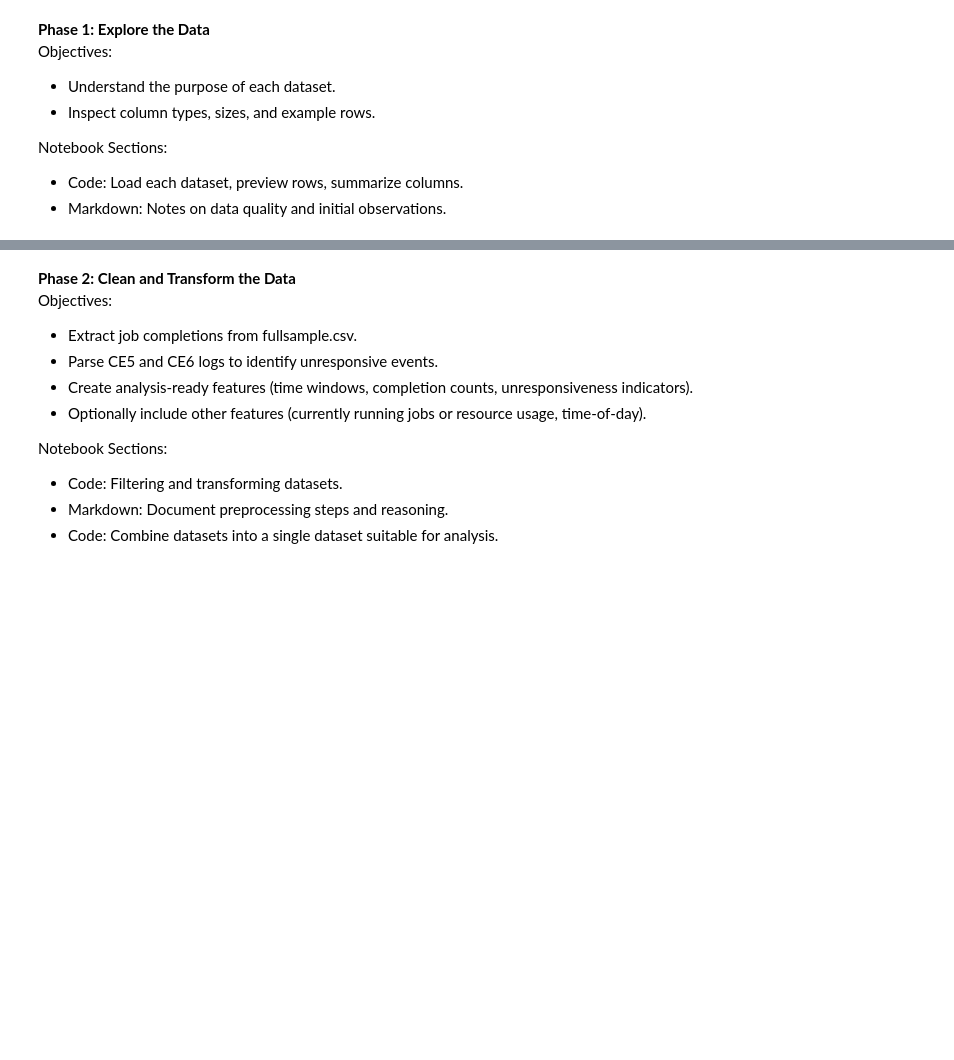
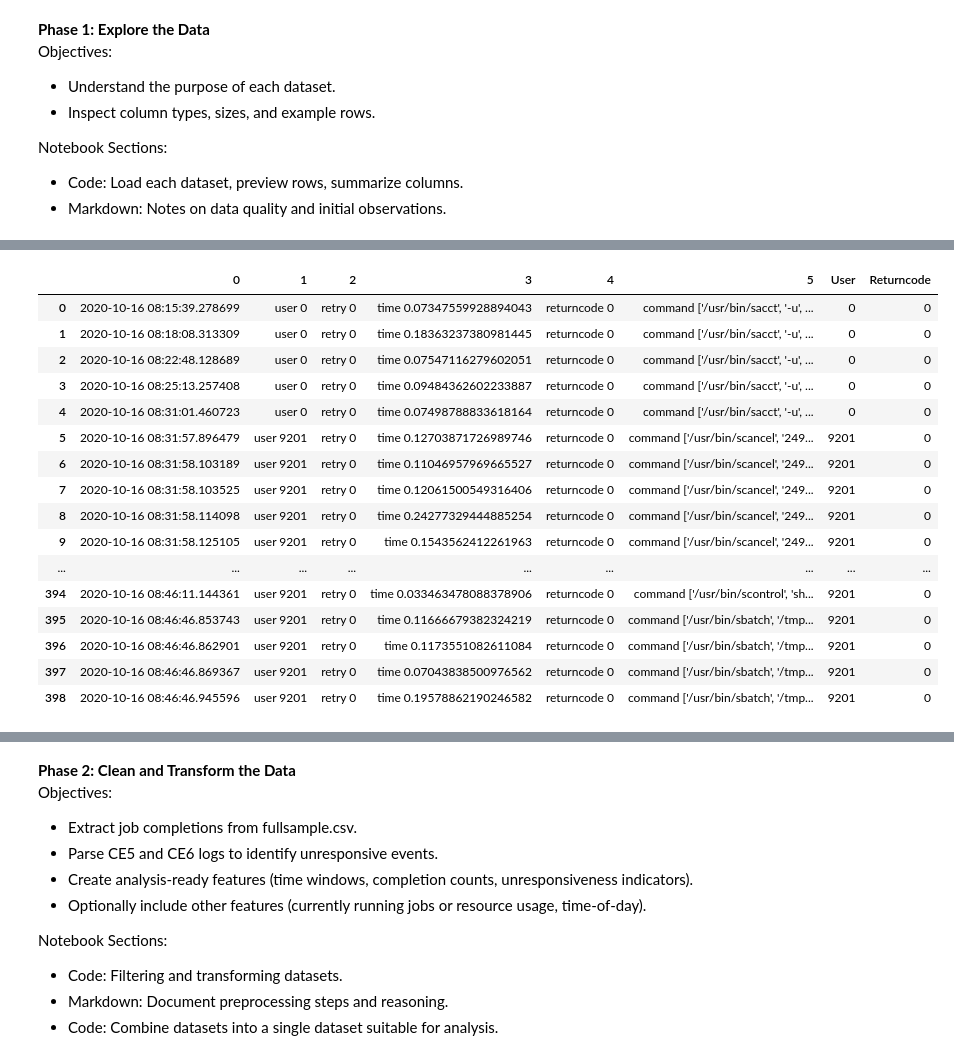
Before and after one commit to nss-data-science-cohort-9/accre-MCMajor, a Jupyter notebook: notebooks/ACCRE_MCMajor.ipynb, the cells around one changed output, grey strips where cells are left out. Drawn from its saved outputs; the diff is of its cells as text; code cells hidden in the pictures; blank space fills up the shorter version.

```diff
--- a/notebooks/ACCRE_MCMajor.ipynb
+++ b/notebooks/ACCRE_MCMajor.ipynb
@@ -25,0 +44,9 @@ Notebook Sections:
+# %%
+pd.set_option('display.max_rows', 1000)
+# %%
+ce5 = pd.read_csv('../Data/slurm_wrapper_ce5.log',
+                  header=None,
+                  delimiter=' - ',
+                  engine='python',
+                  nrows=1000)
+ce5.head(10)
@@ -25,0 +65,22 @@ Notebook Sections:
+# %%
+ce5['User'] = ce5[1].str[4:9]
+ce5['Returncode'] = ce5[4].str[10:]
+ce5
+# %% [output]
+|  | 0 | 1 | 2 | 3 | 4 | 5 | User | Returncode |
+| 0 | 2020-10-16 08:15:39.278699 | user 0 | retry 0 | time 0.07347559928894043 | returncode 0 | command ['/usr/bin/sacct', '-u', ... | 0 | 0 |
+| 1 | 2020-10-16 08:18:08.313309 | user 0 | retry 0 | time 0.18363237380981445 | returncode 0 | command ['/usr/bin/sacct', '-u', ... | 0 | 0 |
+| 2 | 2020-10-16 08:22:48.128689 | user 0 | retry 0 | time 0.07547116279602051 | returncode 0 | command ['/usr/bin/sacct', '-u', ... | 0 | 0 |
+| 3 | 2020-10-16 08:25:13.257408 | user 0 | retry 0 | time 0.09484362602233887 | returncode 0 | command ['/usr/bin/sacct', '-u', ... | 0 | 0 |
+| 4 | 2020-10-16 08:31:01.460723 | user 0 | retry 0 | time 0.07498788833618164 | returncode 0 | command ['/usr/bin/sacct', '-u', ... | 0 | 0 |
+| 5 | 2020-10-16 08:31:57.896479 | user 9201 | retry 0 | time 0.12703871726989746 | returncode 0 | command ['/usr/bin/scancel', '249... | 9201 | 0 |
+| 6 | 2020-10-16 08:31:58.103189 | user 9201 | retry 0 | time 0.11046957969665527 | returncode 0 | command ['/usr/bin/scancel', '249... | 9201 | 0 |
+| 7 | 2020-10-16 08:31:58.103525 | user 9201 | retry 0 | time 0.12061500549316406 | returncode 0 | command ['/usr/bin/scancel', '249... | 9201 | 0 |
+| 8 | 2020-10-16 08:31:58.114098 | user 9201 | retry 0 | time 0.24277329444885254 | returncode 0 | command ['/usr/bin/scancel', '249... | 9201 | 0 |
+| 9 | 2020-10-16 08:31:58.125105 | user 9201 | retry 0 | time 0.1543562412261963 | returncode 0 | command ['/usr/bin/scancel', '249... | 9201 | 0 |
+| ... | ... | ... | ... | ... | ... | ... | ... | ... |
+| 394 | 2020-10-16 08:46:11.144361 | user 9201 | retry 0 | time 0.033463478088378906 | returncode 0 | command ['/usr/bin/scontrol', 'sh... | 9201 | 0 |
+| 395 | 2020-10-16 08:46:46.853743 | user 9201 | retry 0 | time 0.11666679382324219 | returncode 0 | command ['/usr/bin/sbatch', '/tmp... | 9201 | 0 |
+| 396 | 2020-10-16 08:46:46.862901 | user 9201 | retry 0 | time 0.1173551082611084 | returncode 0 | command ['/usr/bin/sbatch', '/tmp... | 9201 | 0 |
+| 397 | 2020-10-16 08:46:46.869367 | user 9201 | retry 0 | time 0.07043838500976562 | returncode 0 | command ['/usr/bin/sbatch', '/tmp... | 9201 | 0 |
+| 398 | 2020-10-16 08:46:46.945596 | user 9201 | retry 0 | time 0.19578862190246582 | returncode 0 | command ['/usr/bin/sbatch', '/tmp... | 9201 | 0 |
```
Also changed, not shown: parts of 10 cells of this notebook.
